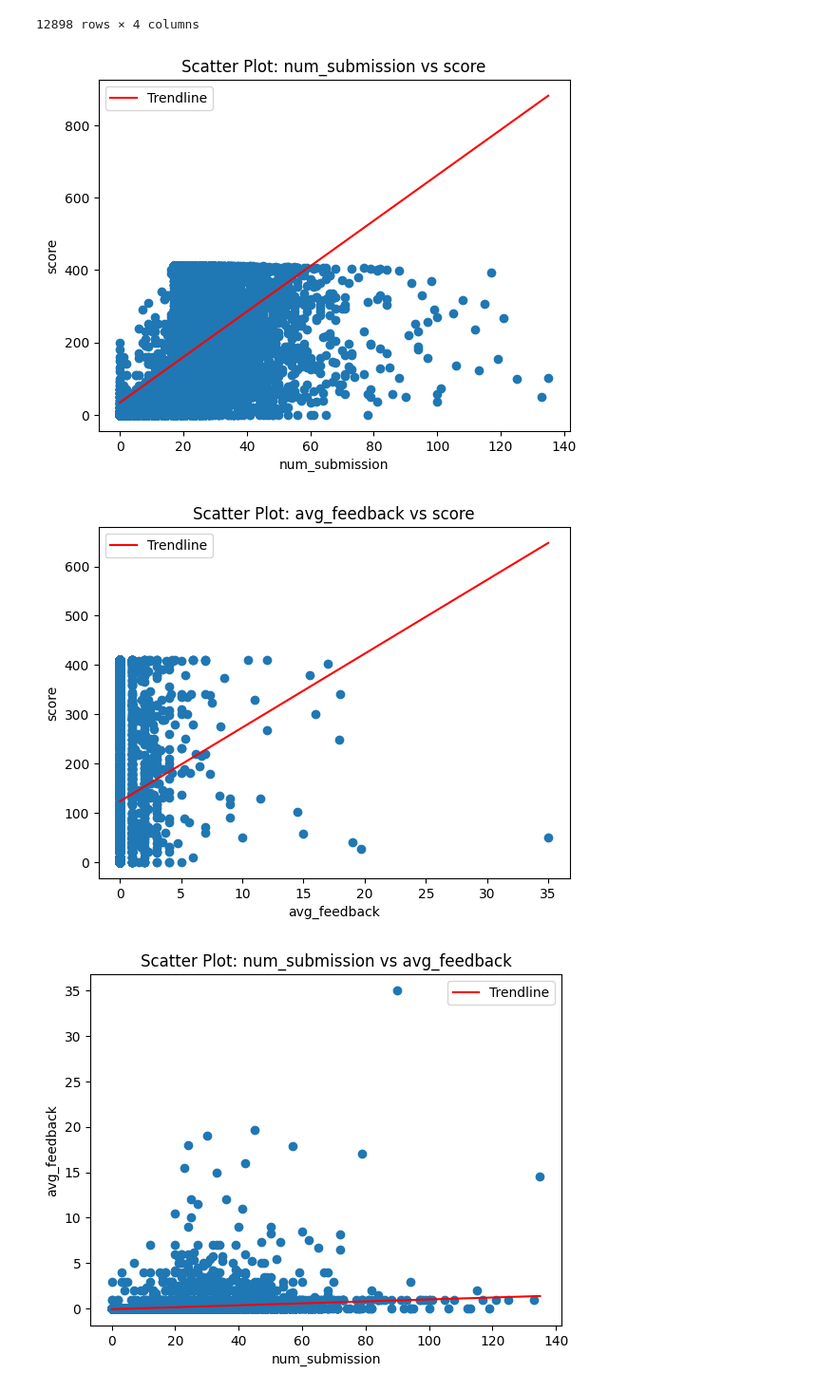
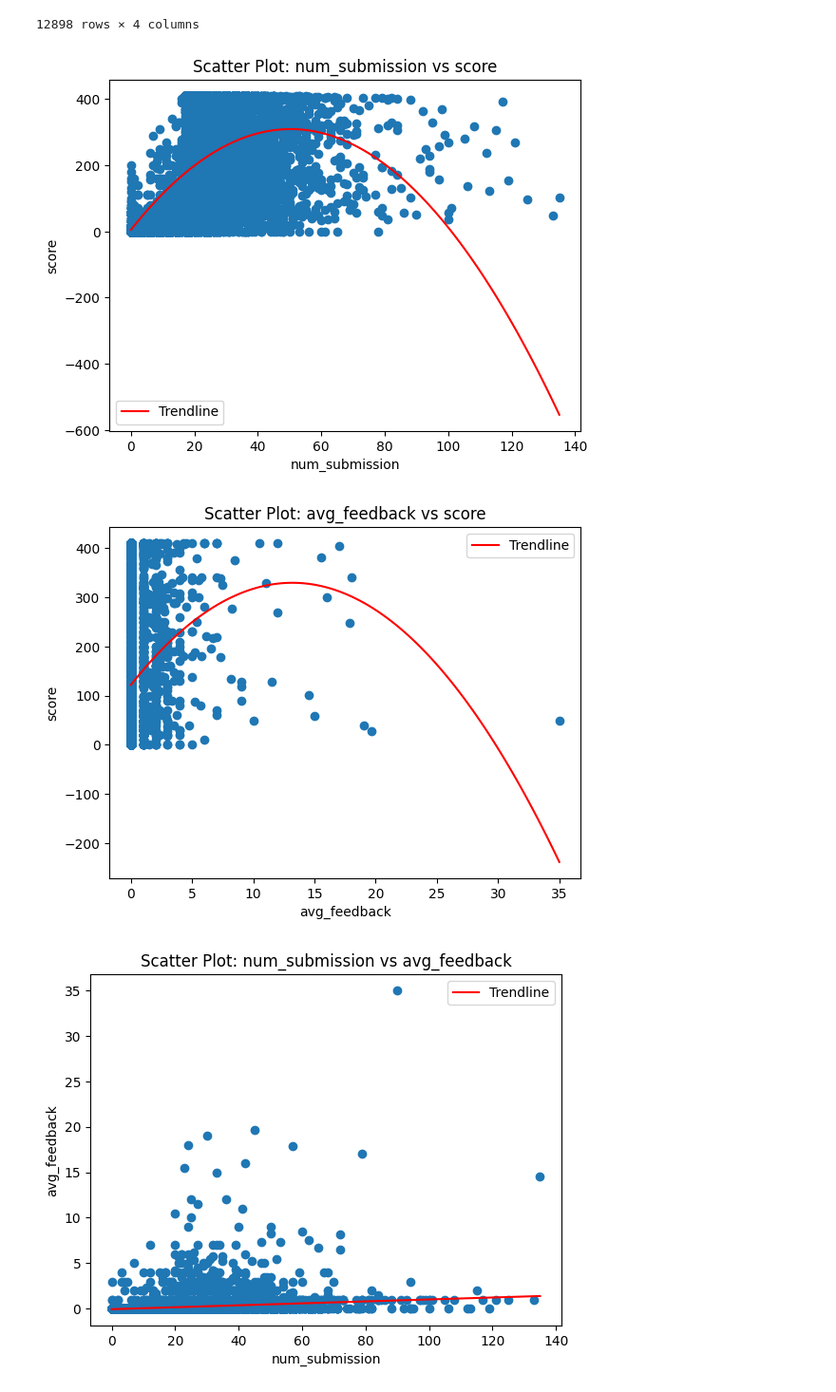
Before and after one commit to samchen0508/747-A2, a Jupyter notebook: result.ipynb, the cells around one changed output. Shown at 95% size. Saved outputs shown, nothing was run; the diff lists cells and outputs as text; code cells hidden in the pictures.

```diff
--- a/result.ipynb
+++ b/result.ipynb
@@ -255,27 +255,34 @@ final_result
 # %%
 x_name = 'num_submission'
 y_name = 'score'
 
 x = final_result[x_name]
 y = final_result[y_name]
 
 # Scatter plot
 plt.scatter(x, y)
 plt.xlabel(x_name)
 plt.ylabel(y_name)
 plt.title('Scatter Plot: {} vs {}'.format(x_name, y_name))
 
 # Add trendline
-coefficients = np.polyfit(x, y, 1)  # Fit a 1st-degree polynomial (line) to the data
+coefficients = np.polyfit(x, y, 2)  # Fit a 1st-degree polynomial (line) to the data
 polynomial = np.poly1d(coefficients)  # Create a polynomial function
 x_values = np.linspace(min(x), max(x), 100)  # Generate x values for the trendline
 y_values = polynomial(x_values)  # Calculate y values using the polynomial function
 plt.plot(x_values, y_values, color='red', label='Trendline')
 
+# #calculate equation for trendline
+# z = np.polyfit(x, y, 1)
+# p = np.poly1d(z)
+
+#add trendline to plot
+# plt.plot(x, p(x))
+
 plt.legend()  # Display the legend
 plt.show()
 # %% [output]
-[figure, old version]
+[figure, new version]
 # %%
 x_name = 'avg_feedback'
 y_name = 'score'
@@ -289,17 +296,23 @@ plt.xlabel(x_name)
 plt.ylabel(y_name)
 plt.title('Scatter Plot: {} vs {}'.format(x_name, y_name))
 
-# Add trendline
-coefficients = np.polyfit(x, y, 1)  # Fit a 1st-degree polynomial (line) to the data
+# # Add trendline
+coefficients = np.polyfit(x, y, 2)  # Fit a 1st-degree polynomial (line) to the data
 polynomial = np.poly1d(coefficients)  # Create a polynomial function
 x_values = np.linspace(min(x), max(x), 100)  # Generate x values for the trendline
 y_values = polynomial(x_values)  # Calculate y values using the polynomial function
 plt.plot(x_values, y_values, color='red', label='Trendline')
+# calculate equation for trendline
+# z = np.polyfit(x, y, 1)
+# p = np.poly1d(z)
+
+# #add trendline to plot
+# plt.plot(x, p(x))
 
 plt.legend()  # Display the legend
 plt.show()
 # %% [output]
-[figure, old version]
+[figure, new version]
 # %%
 x_name = 'num_submission'
 y_name = 'avg_feedback'
```
